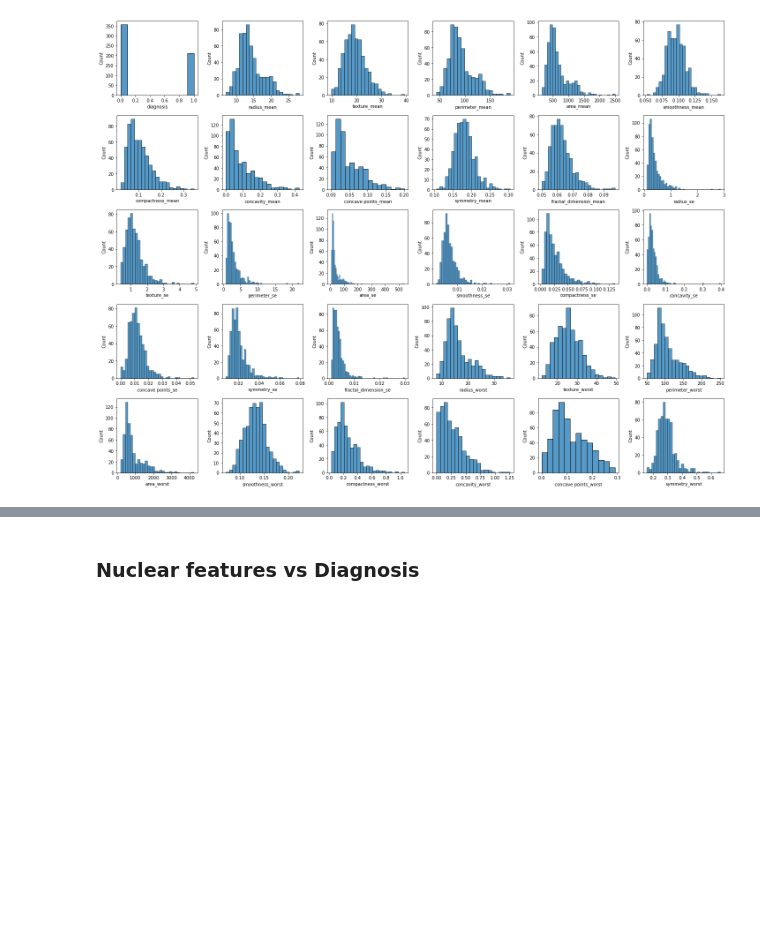
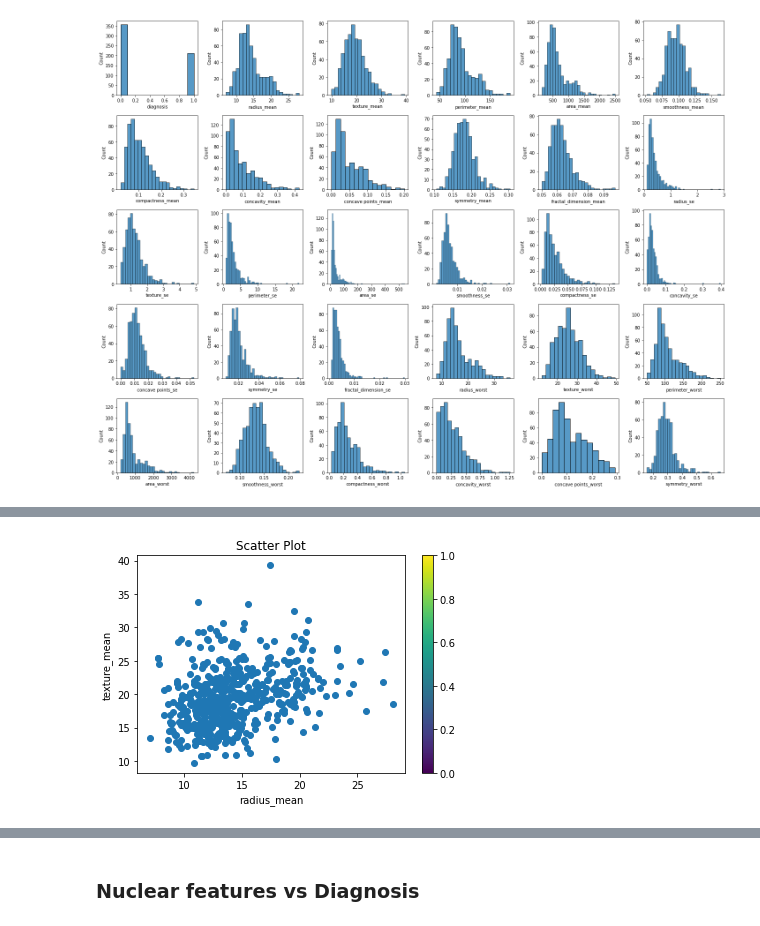
Before and after one commit to SaiBhargavShivampeta/Breast-Cancer-prediction, a Jupyter notebook: Breast Cancer prediction.ipynb, the cells around one changed output, grey strips where cells are left out. Cells and saved outputs as stored; diff of their text form; code cells hidden in the pictures; blank space fills up the shorter version.

```diff
--- a/Breast Cancer prediction.ipynb
+++ b/Breast Cancer prediction.ipynb
@@ -156,0 +168,9 @@ plt.show()
+# %%
+plt.scatter(df["radius_mean"],df["texture_mean"])
+plt.title("Scatter Plot")
+plt.xlabel("radius_mean")
+plt.ylabel("texture_mean")
+plt.colorbar()
+plt.show()
+# %% [output]
+[figure, added]
```
Also changed, not shown: parts of 27 cells of this notebook.
